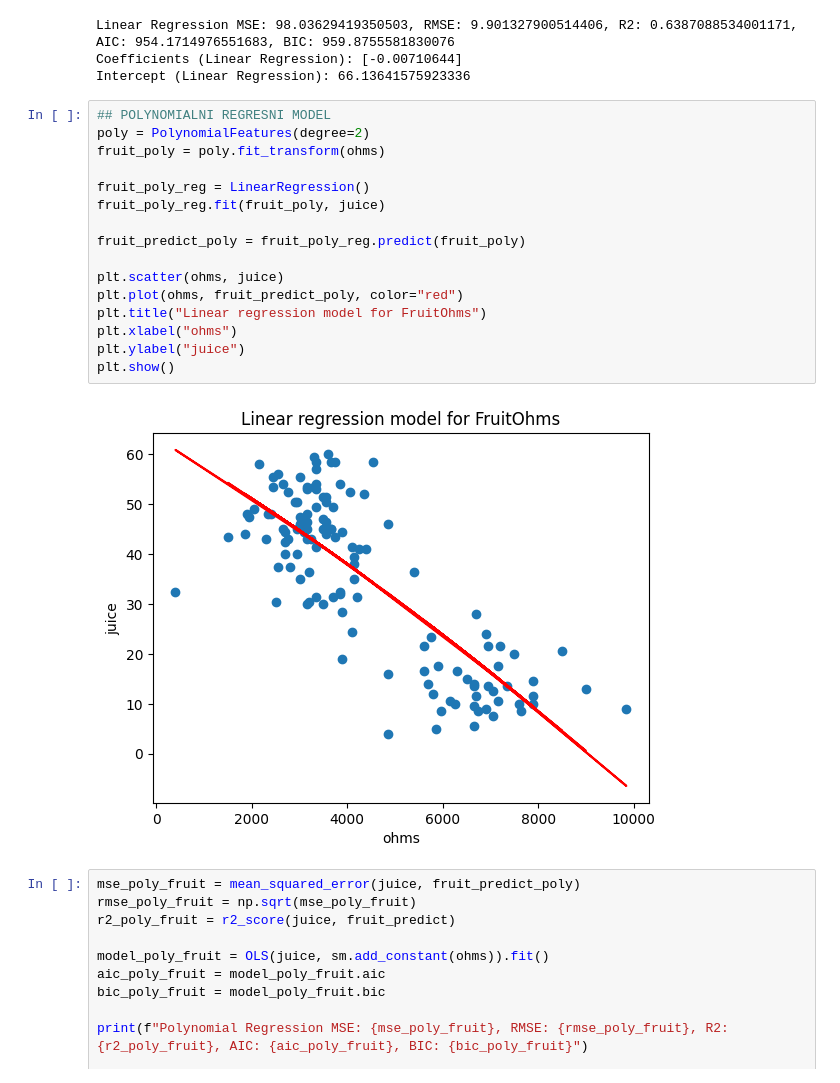
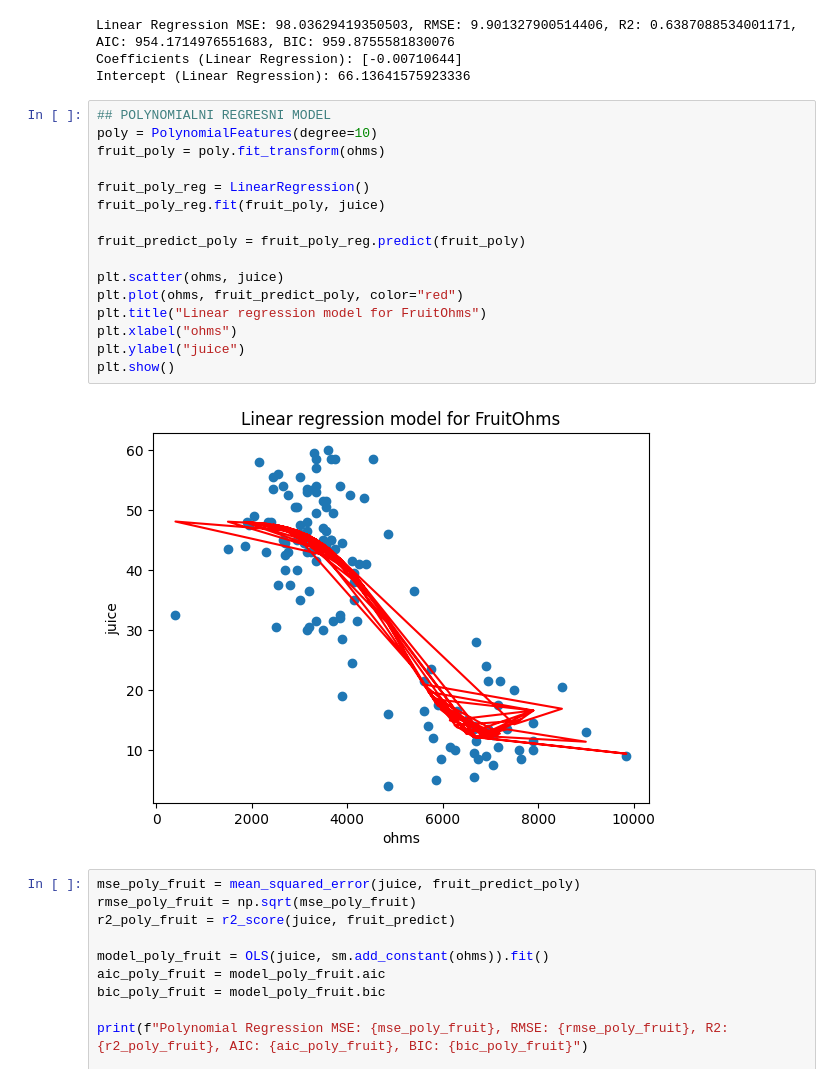
Before and after one commit to Bumross/Statistics_advanced, a Jupyter notebook: 1/1.ipynb, the cells around one changed output. Drawn from its saved outputs; the diff is of its cells as text.

```diff
--- a/1/1.ipynb
+++ b/1/1.ipynb
@@ -157,22 +193,22 @@ Coefficients (Linear Regression): [-0.00710644]
 Intercept (Linear Regression): 66.13641575923336
 # %%
 ## POLYNOMIALNI REGRESNI MODEL
-poly = PolynomialFeatures(degree=2)
+poly = PolynomialFeatures(degree=10)
 fruit_poly = poly.fit_transform(ohms)
 
 fruit_poly_reg = LinearRegression()
 fruit_poly_reg.fit(fruit_poly, juice)
 
 fruit_predict_poly = fruit_poly_reg.predict(fruit_poly)
 
 plt.scatter(ohms, juice)
 plt.plot(ohms, fruit_predict_poly, color="red")
 plt.title("Linear regression model for FruitOhms")
 plt.xlabel("ohms")
 plt.ylabel("juice")
 plt.show()
 # %% [output]
-[figure, old version]
+[figure, new version]
 # %%
 mse_poly_fruit = mean_squared_error(juice, fruit_predict_poly)
 rmse_poly_fruit = np.sqrt(mse_poly_fruit)
```
Also changed, not shown: parts of 2 cells of this notebook, 7 other files.
